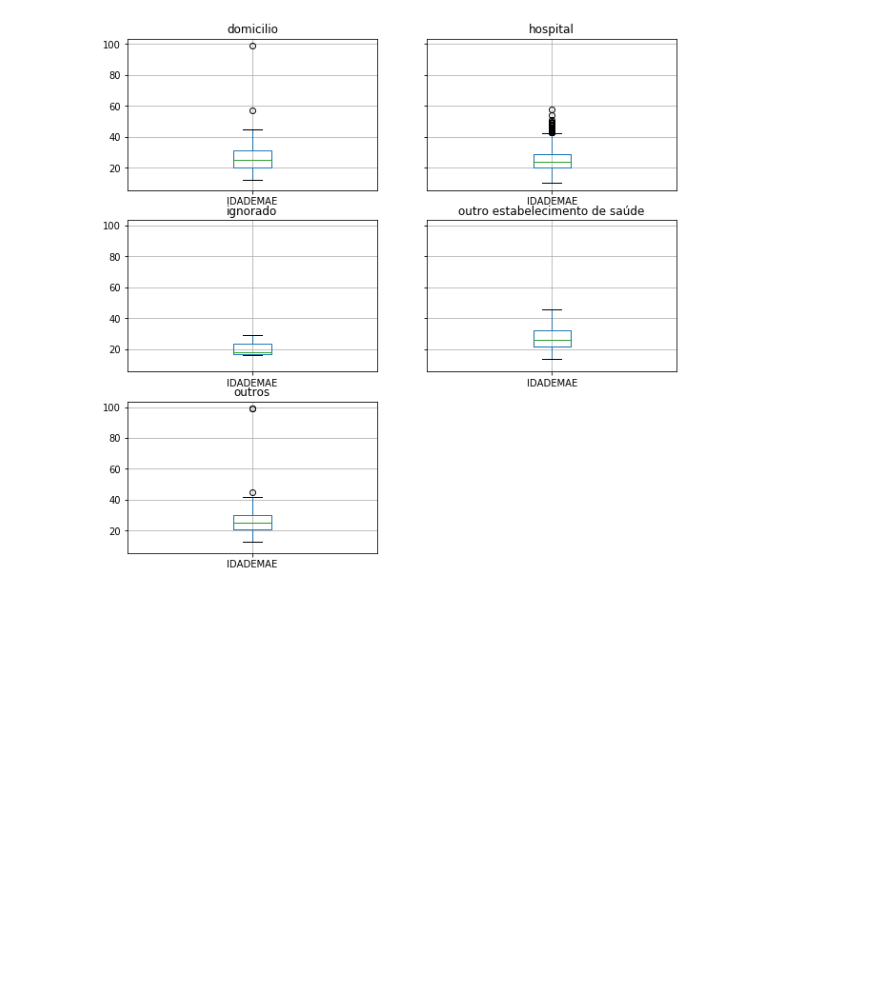
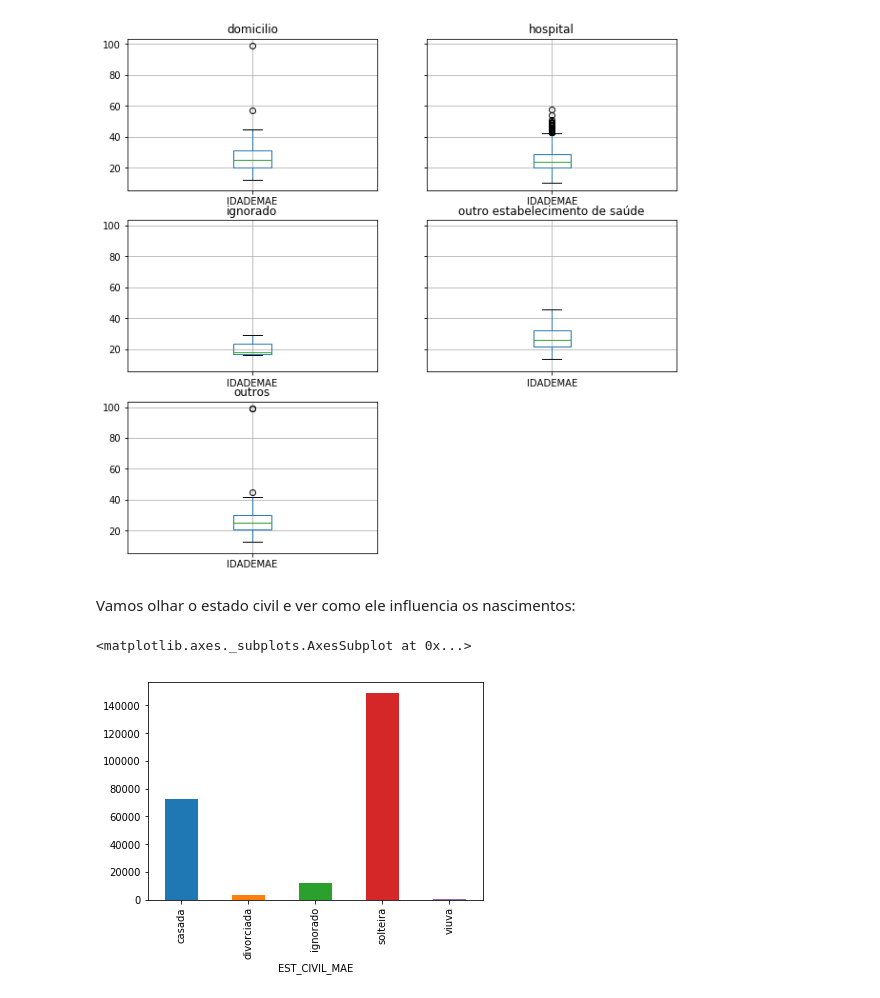
Before and after one commit to tarsisazevedo/nascidos-vivos, a Jupyter notebook: Analise de Nascidos Vivos.ipynb, the cells around one changed output. Saved outputs shown, nothing was run; the diff lists cells and outputs as text; code cells hidden in the pictures; blank space fills up the shorter version.

```diff
--- a/Analise de Nascidos Vivos.ipynb
+++ b/Analise de Nascidos Vivos.ipynb
@@ -425,3 +445,12 @@ outro estabelecimento de saúde    AxesSubplot(0.536364,0.414706;0.363636x0.2205
 outros                                     AxesSubplot(0.1,0.15;0.363636x0.220588)
 dtype: object
 [figure]
+# %% [markdown]
+Vamos olhar o estado civil e ver como ele influencia os nascimentos:
+# %%
+por_estado_civil = df.groupby("EST_CIVIL_MAE")
+# %%
+por_estado_civil.nasceu.count().plot.bar()
+# %% [output]
+<matplotlib.axes._subplots.AxesSubplot at 0x...>
+[figure, added]
```
Also changed, not shown: parts of 8 cells of this notebook.
